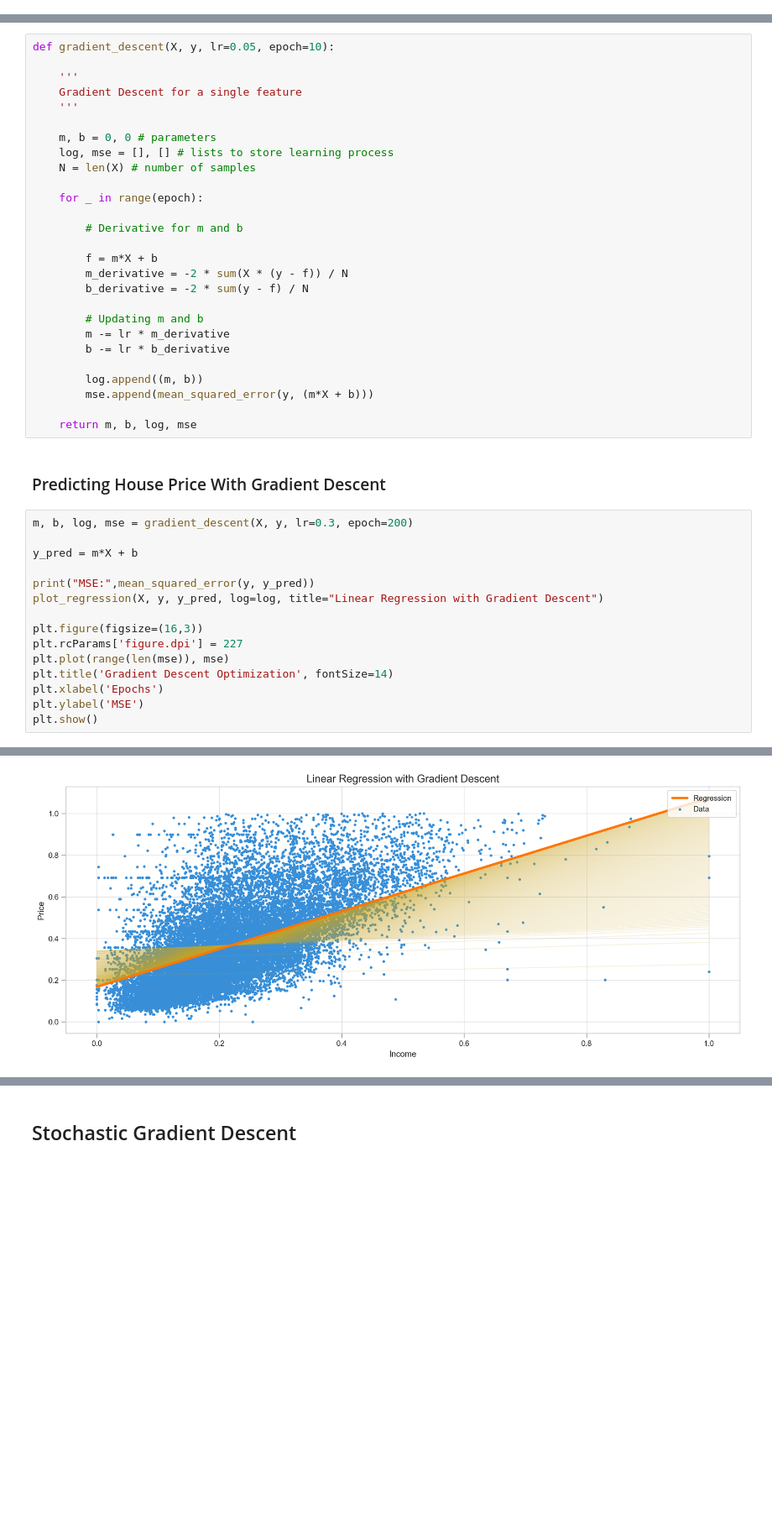
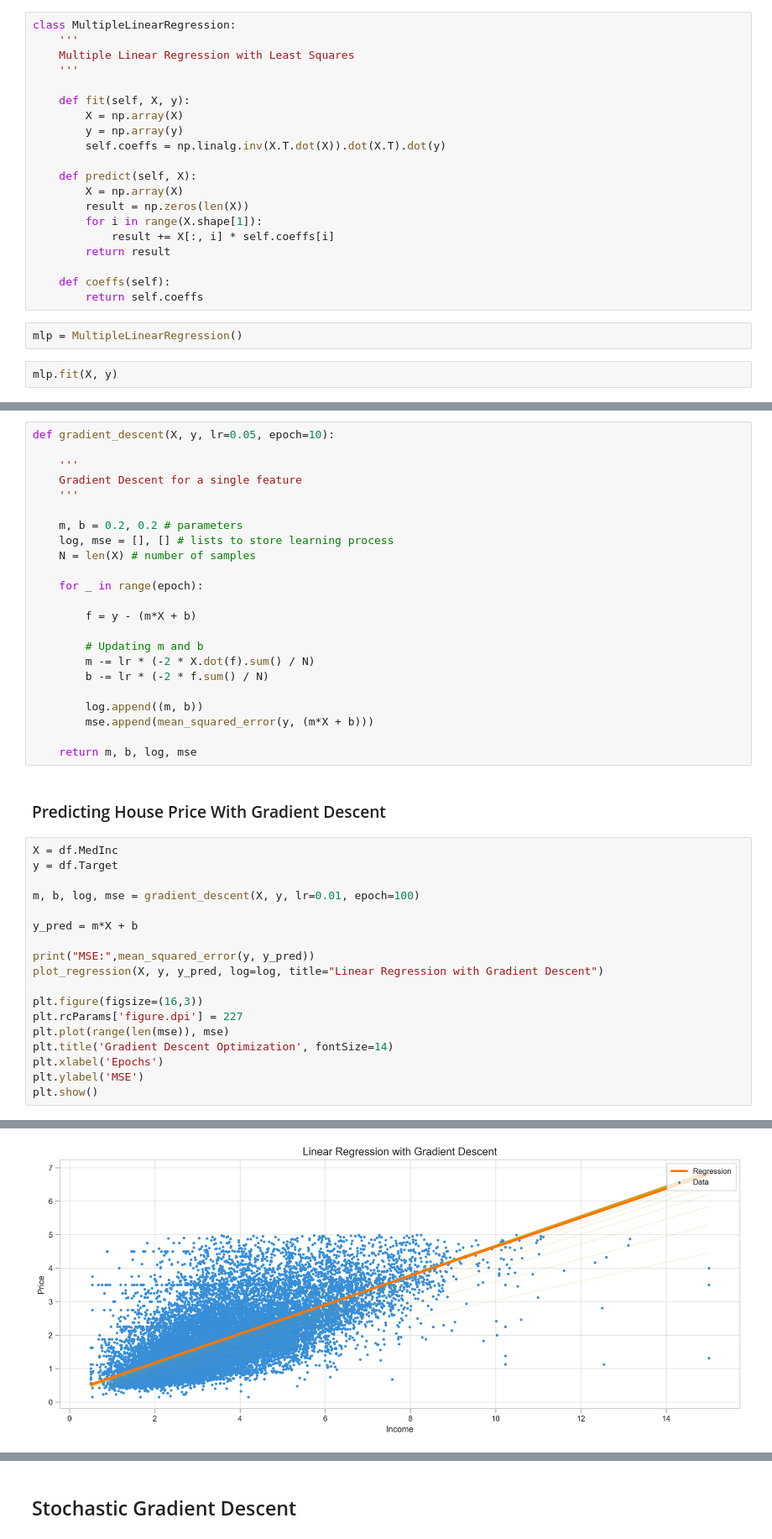
Before and after one commit to arseniyturin/SGD-From-Scratch, a Jupyter notebook: Gradient Descent.ipynb, the cells around one changed output, grey strips where cells are left out. Shown at 84% size. Cells and saved outputs as stored; diff of their text form; blank space fills up the shorter version.

```diff
--- a/Gradient Descent.ipynb
+++ b/Gradient Descent.ipynb
@@ -163,0 +163,24 @@ Result of our model is the regression line. Just by looking at the graph we can
+# %%
+class MultipleLinearRegression:
+    '''
+    Multiple Linear Regression with Least Squares
+    '''
+
+    def fit(self, X, y):
+        X = np.array(X)
+        y = np.array(y)
+        self.coeffs = np.linalg.inv(X.T.dot(X)).dot(X.T).dot(y)
+
+    def predict(self, X):
+        X = np.array(X)
+        result = np.zeros(len(X))
+        for i in range(X.shape[1]):
+            result += X[:, i] * self.coeffs[i]
+        return result
+
+    def coeffs(self):
+        return self.coeffs
+# %%
+mlp = MultipleLinearRegression()
+# %%
+mlp.fit(X, y)
@@ -221,21 +250,17 @@ def gradient_descent(X, y, lr=0.05, epoch=10):
     Gradient Descent for a single feature
     '''
 
-    m, b = 0, 0 # parameters
+    m, b = 0.2, 0.2 # parameters
     log, mse = [], [] # lists to store learning process
     N = len(X) # number of samples
 
     for _ in range(epoch):
 
-        # Derivative for m and b
-
-        f = m*X + b
-        m_derivative = -2 * sum(X * (y - f)) / N
-        b_derivative = -2 * sum(y - f) / N
+        f = y - (m*X + b)
 
         # Updating m and b
-        m -= lr * m_derivative
-        b -= lr * b_derivative
+        m -= lr * (-2 * X.dot(f).sum() / N)
+        b -= lr * (-2 * f.sum() / N)
 
         log.append((m, b))
         mse.append(mean_squared_error(y, (m*X + b)))
@@ -244,7 +269,10 @@ def gradient_descent(X, y, lr=0.05, epoch=10):
 # %% [markdown]
 ### Predicting House Price With Gradient Descent
 # %%
-m, b, log, mse = gradient_descent(X, y, lr=0.3, epoch=200)
+X = df.MedInc
+y = df.Target
+
+m, b, log, mse = gradient_descent(X, y, lr=0.01, epoch=100)
 
 y_pred = m*X + b
 
@@ -263 +291 @@ MSE: 0.024403781659275047
-[figure, old version]
+[figure, new version]
```
Also changed, not shown: parts of 23 cells of this notebook.
